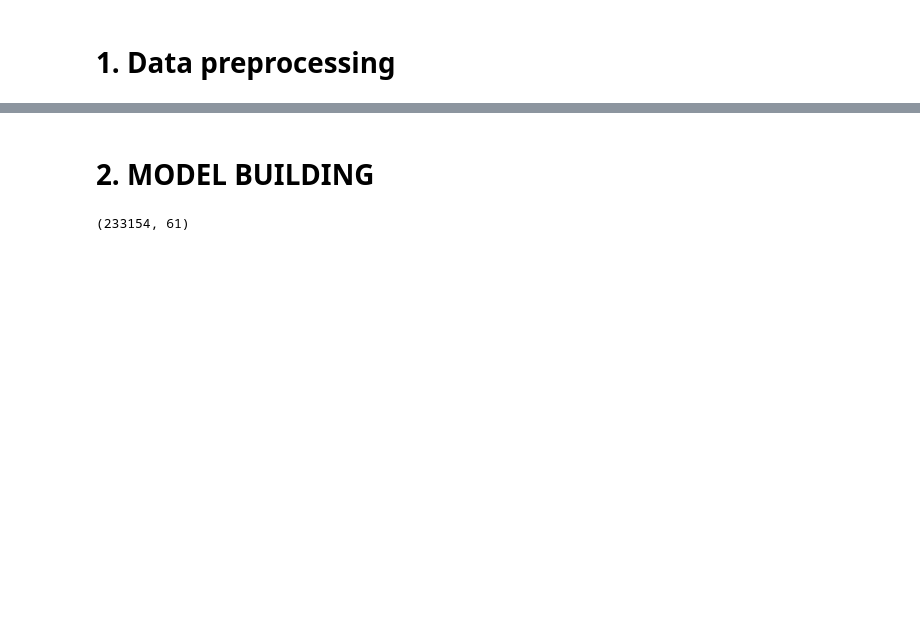
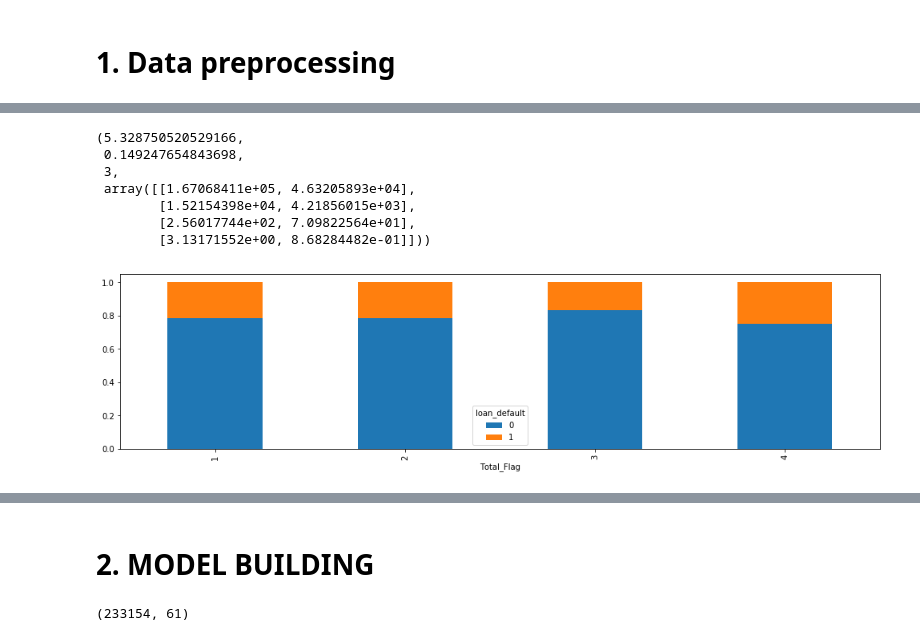
Before and after one commit to aameyapats/LTFS-Hackathon, a Jupyter notebook: LTFS Hackthon.ipynb, the cells around one changed output, grey strips where cells are left out. Saved outputs shown, nothing was run; the diff lists cells and outputs as text; code cells hidden in the pictures; blank space fills up the shorter version.

```diff
--- a/LTFS Hackthon.ipynb
+++ b/LTFS Hackthon.ipynb
@@ -322,0 +483,14 @@ memory usage: 60.5 MB
+# %%
+ct=pd.crosstab(train.Total_Flag, train.loan_default)
+ct.div(ct.sum(1).astype(float), axis=0).plot(kind="bar", stacked=True, figsize=(17,4))
+# from scipy import stats
+stats.chi2_contingency(ct)
+# %% [output]
+(5.328750520529166,
+ 0.149247654843698,
+ 3,
+ array([[1.67068411e+05, 4.63205893e+04],
+        [1.52154398e+04, 4.21856015e+03],
+        [2.56017744e+02, 7.09822564e+01],
+        [3.13171552e+00, 8.68284482e-01]]))
+[figure, added]
```
Also changed, not shown: parts of 110 cells of this notebook, 3 other files.
